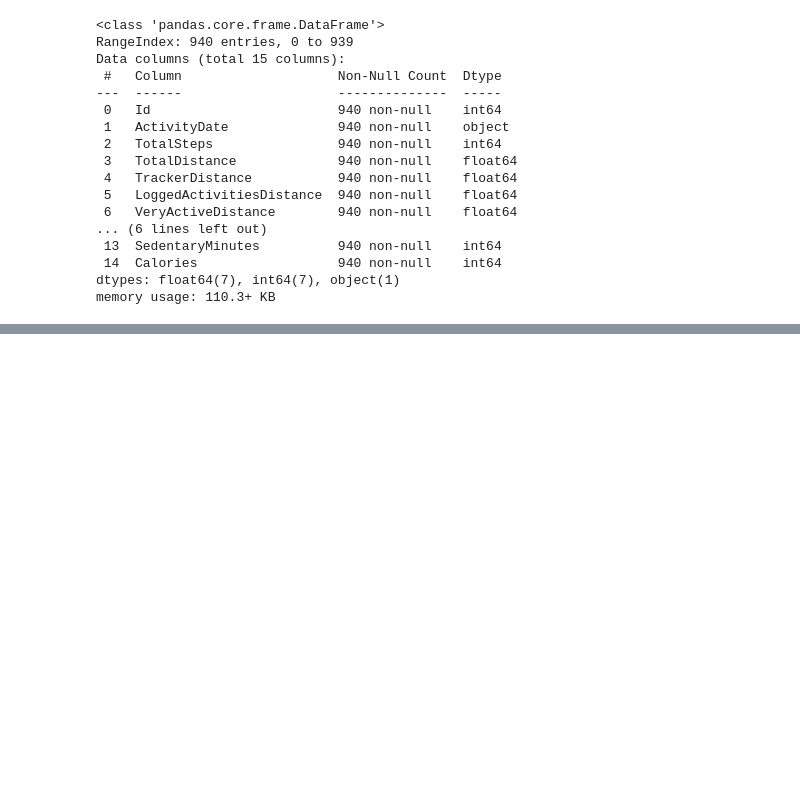
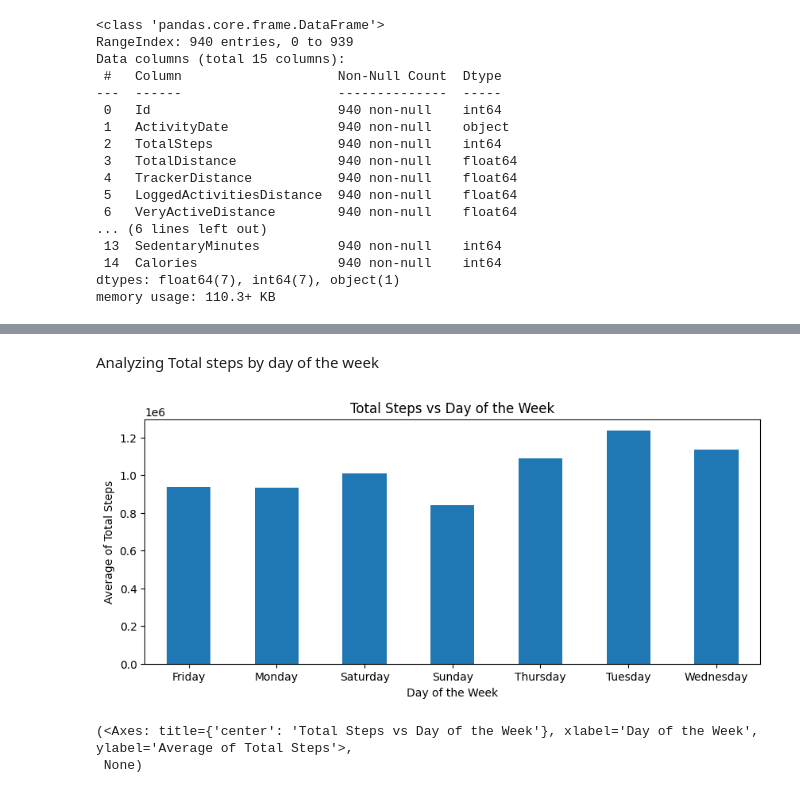
Before and after one commit to Pavan7248/Fitbit, a Jupyter notebook: main.ipynb, the cells around one changed output, grey strips where cells are left out. Saved outputs shown, nothing was run; the diff lists cells and outputs as text; code cells hidden in the pictures; blank space fills up the shorter version.

```diff
--- a/main.ipynb
+++ b/main.ipynb
@@ -283,0 +450,2 @@ memory usage: 73.6+ KB
+# %%
+daily_Activity = daily_Activity.rename(columns={'ActivityDate': 'Date'})
@@ -283,0 +460,2 @@ memory usage: 73.6+ KB
+# %%
+daily_Activity['Date'] = pd.to_datetime(daily_Activity['Date'])
@@ -283,0 +531,9 @@ memory usage: 73.6+ KB
+# %% [markdown]
+Analyzing Total steps by day of the week
+# %%
+steps_by_day = daily_Activity.groupby('DayOfWeek')['TotalSteps'].sum()
+steps_by_day.plot(kind='bar', title='Total Steps vs Day of the Week', xlabel='Day of the Week', ylabel='Average of Total Steps', figsize=(10, 4), rot=0), plt.show()
+# %% [output]
+[figure, added]
+(<Axes: title={'center': 'Total Steps vs Day of the Week'}, xlabel='Day of the Week', ylabel='Average of Total Steps'>,
+ None)
```
Also changed, not shown: parts of 99 cells of this notebook, 13 other files.
